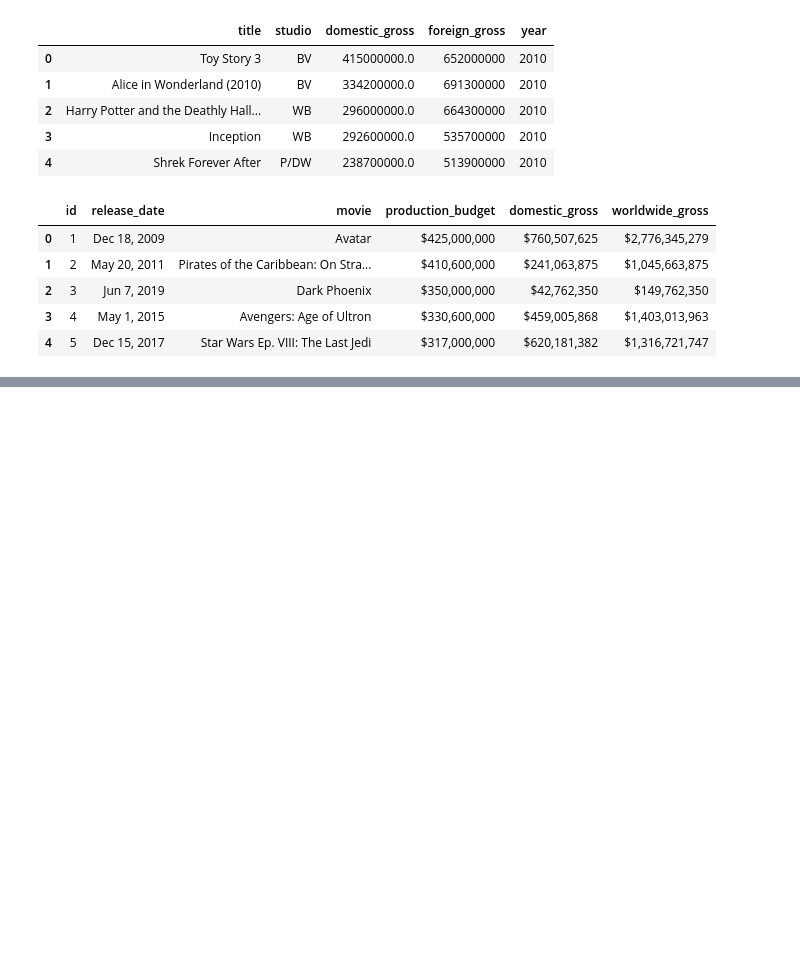
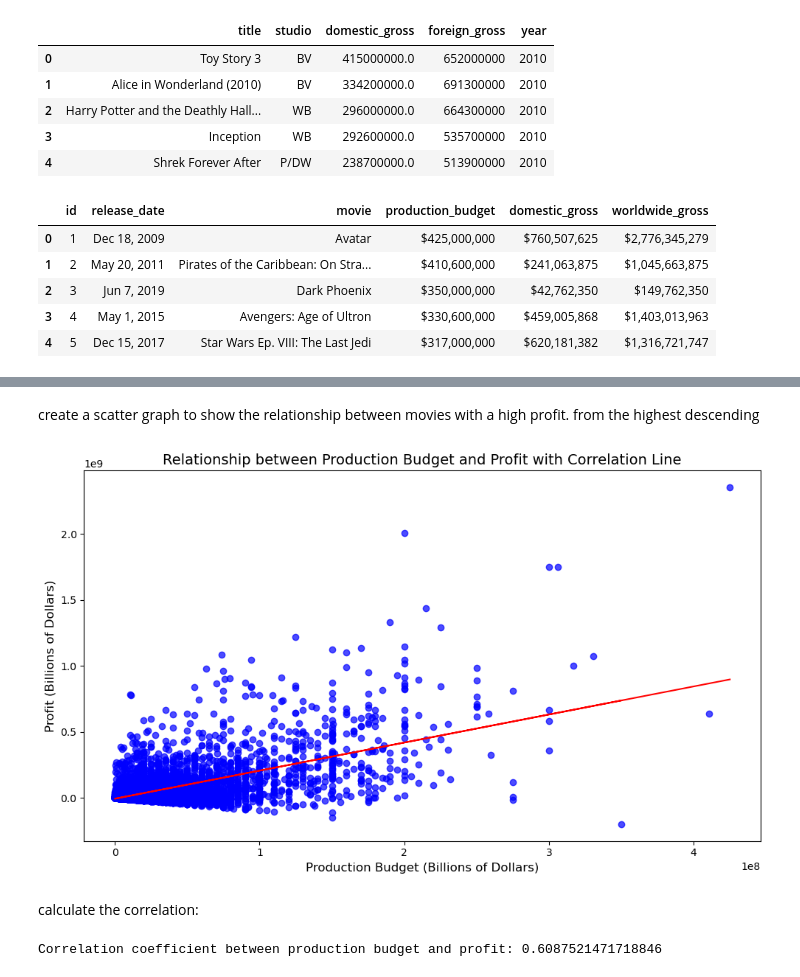
Before and after one commit to emukami2/project, a Jupyter notebook: student.ipynb, the cells around one changed output, grey strips where cells are left out. Drawn from its saved outputs; the diff is of its cells as text; code cells hidden in the pictures; blank space fills up the shorter version.

```diff
--- a/student.ipynb
+++ b/student.ipynb
@@ -112,0 +464,5 @@ rt_movie_info_tsv_df.head()
+# %%
+movie_budgetcsv_df['production_budget'] = pd.to_numeric(movie_budgetcsv_df['production_budget'].astype(str).str.replace('$','').str.replace(',',''))
+movie_budgetcsv_df['domestic_gross'] = pd.to_numeric(movie_budgetcsv_df['domestic_gross'].astype(str).str.replace('$','').str.replace(',',''))
+movie_budgetcsv_df['worldwide_gross'] = pd.to_numeric(movie_budgetcsv_df['worldwide_gross'].astype(str).str.replace('$','').str.replace(',',''))
+movie_budgetcsv_df.head()
@@ -112,0 +478,6 @@ rt_movie_info_tsv_df.head()
+# %%
+# Calculate profit
+movie_budgetcsv_df['profit'] = movie_budgetcsv_df['worldwide_gross'] - movie_budgetcsv_df['production_budget']
+
+# Display the DataFrame with the new 'profit' column
+print(movie_budgetcsv_df.head())
@@ -112,0 +500,6 @@ rt_movie_info_tsv_df.head()
+# %%
+# Sort DataFrame by 'profit' column in descending order
+sorted_df = movie_budgetcsv_df.sort_values(by='profit', ascending=False)
+
+# Print the top 25 rows including columns 'profit' and 'movie' using .loc
+print(sorted_df.loc[:, ['movie', 'profit']].head(25))
@@ -112,0 +524,35 @@ rt_movie_info_tsv_df.head()
+# %% [markdown]
+create a scatter graph to show the relationship between movies with a high profit. from the highest descending
+# %%
+import matplotlib.pyplot as plt
+import numpy as np
+
+plt.figure(figsize=(10, 6))  # Adjust figure size
+
+# Scatter plot
+plt.scatter(sorted_df.loc[:, 'production_budget'], sorted_df.loc[:, 'profit'], color='blue', alpha=0.7)
+
+# Add a line of best fit (correlation line)
+m, b = np.polyfit(sorted_df.loc[:, 'production_budget'], sorted_df.loc[:, 'profit'], 1)  # Get slope and intercept
+plt.plot(sorted_df.loc[:, 'production_budget'], m * sorted_df.loc[:, 'production_budget'] + b, color='red')
+
+# Add labels and title
+plt.xlabel('Production Budget (Billions of Dollars)', fontsize=12)
+plt.ylabel('Profit (Billions of Dollars)', fontsize=12)
+plt.title('Relationship between Production Budget and Profit with Correlation Line', fontsize=14)
+
+plt.tight_layout()  # Adjust layout
+plt.show()
+# %% [output]
+[figure, added]
+# %% [markdown]
+calculate the correlation:
+# %%
+import numpy as np
+
+# Calculate correlation coefficient
+correlation_coefficient = np.corrcoef(sorted_df['production_budget'], sorted_df['profit'])[0, 1]
+
+print("Correlation coefficient between production budget and profit:", correlation_coefficient)
+# %% [output]
+Correlation coefficient between production budget and profit: 0.6087521471718846
```
Also changed, not shown: parts of 32 cells of this notebook.
